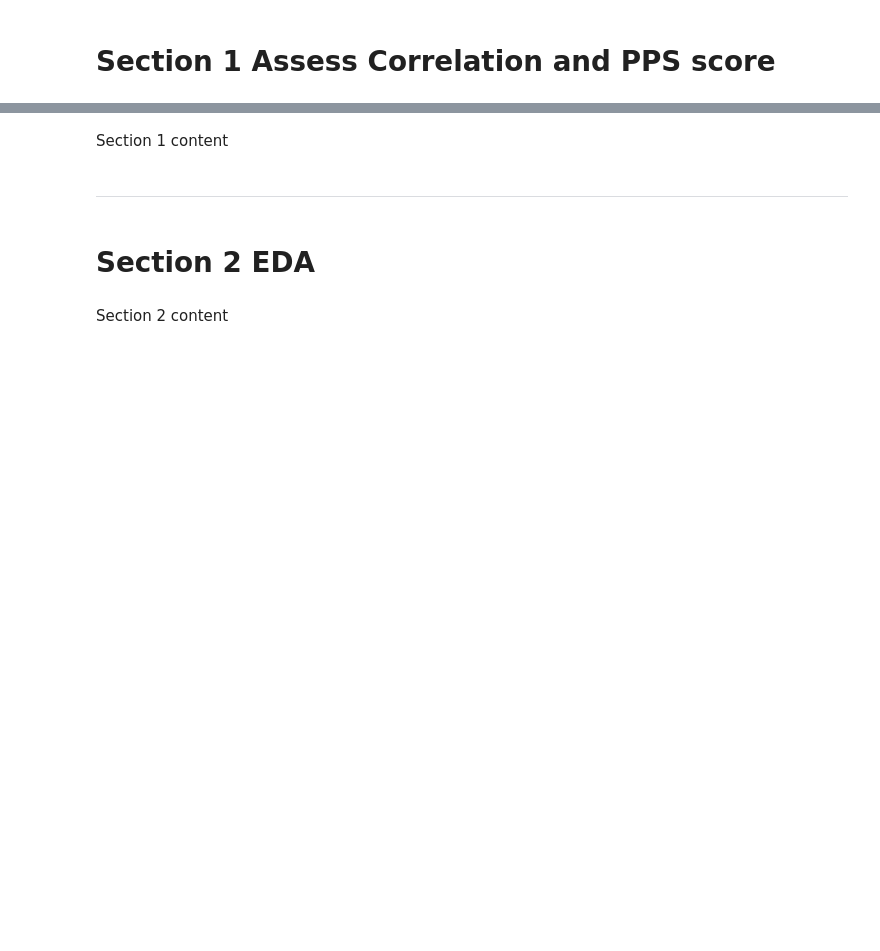
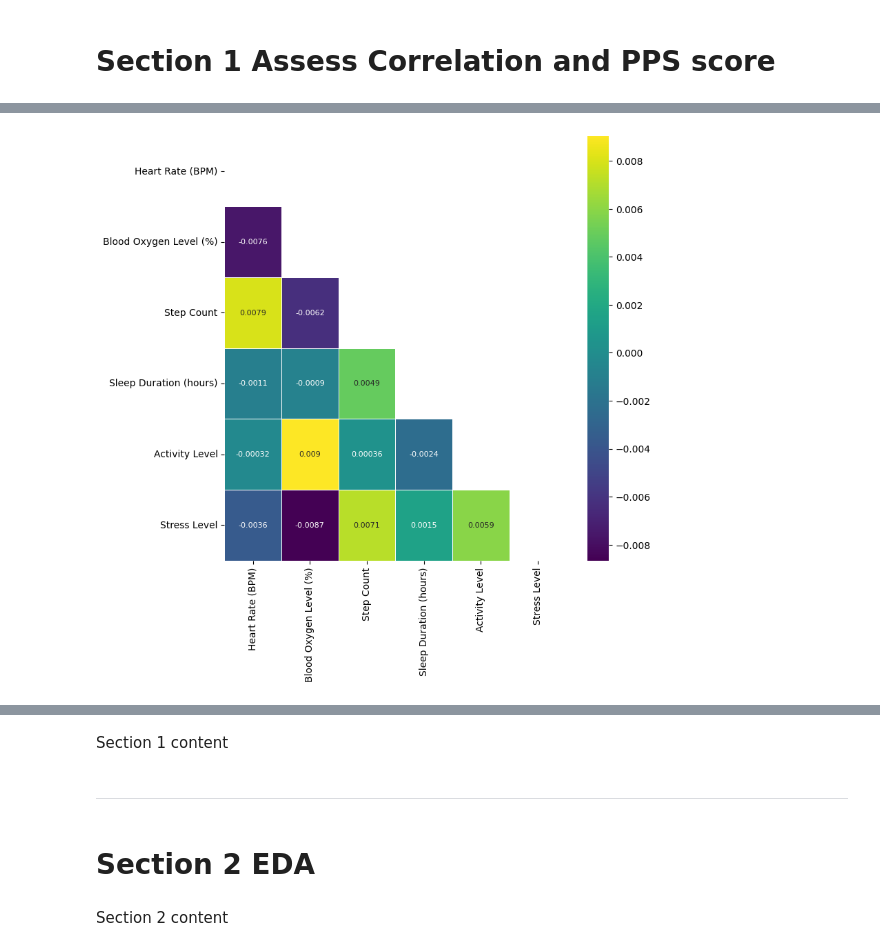
Before and after one commit to MaxBWiseman/Predictive_Analytics_Project, a Jupyter notebook: jupyter_notebooks/SmartWatch_Data_Correlation_Study_Notepad.ipynb, the cells around one changed output, grey strips where cells are left out. Drawn from its saved outputs; the diff is of its cells as text; code cells hidden in the pictures; blank space fills up the shorter version.

Commit message:
performed correlation tests, density plots, PPS
Created a noteboook for discovering relationships and correlations within the dataset, updated readme

```diff
--- a/jupyter_notebooks/SmartWatch_Data_Correlation_Study_Notepad.ipynb
+++ b/jupyter_notebooks/SmartWatch_Data_Correlation_Study_Notepad.ipynb
@@ -44,5 +50,4 @@ current_dir
 # %%
 CleanedDataFolder = "inputs/cleaned_data/"
 OutputFolder = "outputs/"
-HypothesisTwoFolder = CleanedDataFolder + "hypothesis_two_data/"
-HypothesisThreeFolder = CleanedDataFolder + "hypothesis_three_data/"
+HypothesisOneFolder = CleanedDataFolder + "hypothesis_one_data/"
@@ -57,2 +54,9 @@ TestSet2 = pd.read_csv(HypothesisThreeFolder + "TrainSet.csv")
+# %%
+import pandas as pd
+
+%matplotlib inline
+# Hypothesis 1
+data = pd.read_csv(HypothesisOneFolder + "cleaned_smartwatch_health_data.csv")
+df1 = pd.DataFrame(data)
 # %% [markdown]
 # Section 1 Assess Correlation and PPS score
@@ -157,0 +65,12 @@ DisplayCorrAndPPS(df_corr_pearson = df_corr_pearson,
+# %%
+import numpy as np
+from feature_engine.encoding import OrdinalEncoder
+
+encoder = OrdinalEncoder(encoding_method='arbitrary', variables=["Activity Level"])),
+# I have chosen OrdinalEncoder as our categorical variables have an ordinal relationship
+
+
+df_processed = encoder.fit_transform(df1)
+
+df_processed = pd.DataFrame(df_processed, columns=df1.columns)
+df_processed.head()
@@ -157,0 +84,17 @@ DisplayCorrAndPPS(df_corr_pearson = df_corr_pearson,
+# %%
+import ppscore as pps
+import matplotlib.pyplot as plt
+import numpy as np
+import seaborn as sns
+
+df_corr = df_processed.copy().corr(method="pearson")
+mask = np.zeros_like(df_corr, dtype=bool)
+mask[np.triu_indices_from(mask)] = True
+fig, axes = plt.subplots(figsize=(8,8))
+sns.heatmap(data=df_corr, annot=True, mask=mask, cmap='viridis', annot_kws={"size": 8}, linewidths=0.5)
+plt.ylim(df_corr.shape[1], 0) # it sets the y axis limits
+plt.show()
+
+df_corr.head()
+# %% [output]
+[figure, added]
```
Also changed, not shown: parts of 16 cells of this notebook, 3 other files.
